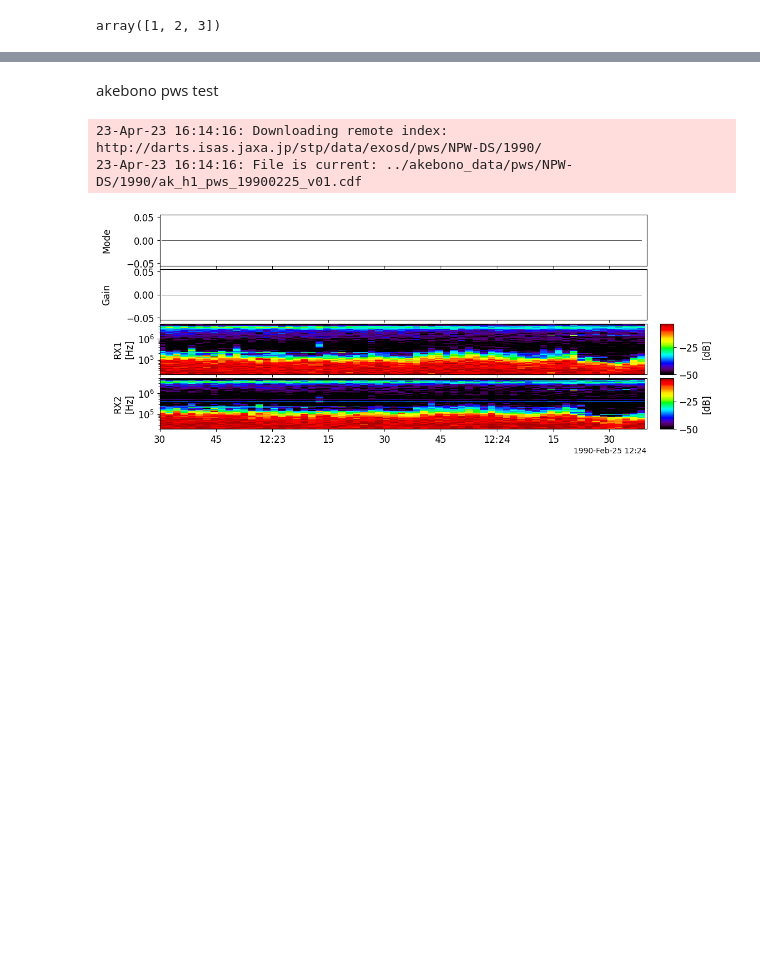
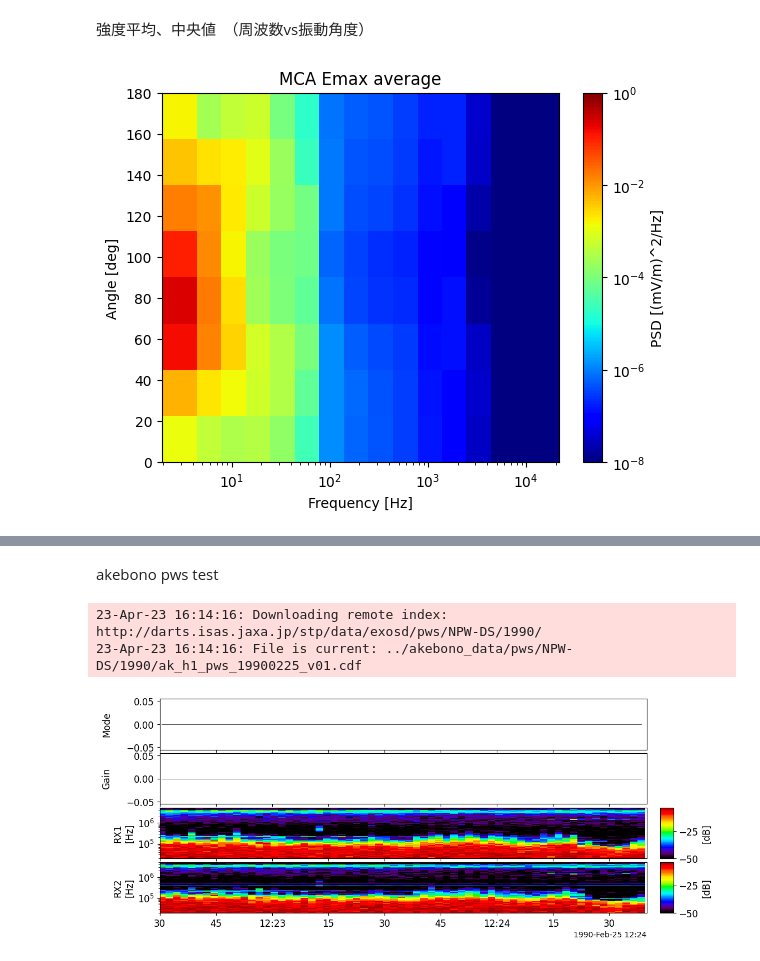
Before and after one commit to shuji-onosawa/akebono_analysis, a Jupyter notebook: src/Akebono_analysis.ipynb, the cells around one changed output, grey strips where cells are left out. Cells and saved outputs as stored; diff of their text form; code cells hidden in the pictures; blank space fills up the shorter version.

```diff
--- a/src/Akebono_analysis.ipynb
+++ b/src/Akebono_analysis.ipynb
@@ -133,9 +31,38 @@ Attributes:
-# %%
-import numpy as np
-
-a = np.array([1, 2, 3])
-b = np.array([3, 4, 5])
-dictonary = {'x': a, 'b': b}
-dictonary.pop('x')
-# %% [output]
-array([1, 2, 3])
+# %% [markdown]
+強度平均、中央値　（周波数vs振動角度）
+# %%
+from calc_pwr_matrix_angle_vs_freq import calc_pwr_matrix_angle_vs_freq
+
+date = '1990-02-03'
+start_time = '22:55:00'
+end_time='22:57:00'
+intensity_e_matrix, intensity_m_martrix, medi_e, medi_m = calc_pwr_matrix_angle_vs_freq(date=date,
+                                                                        start_time=start_time,
+                                                                        end_time=end_time)
+# %%
+from matplotlib.colors import LogNorm
+import matplotlib.pyplot as plt
+import numpy as np
+# 作成した角度ごとのMCAのデータ(8*16の配列)をプロットする
+freq = np.array([3.16, 5.62, 10, 17.6,
+                 31.6, 56.2, 100, 176,
+                 316, 562, 1000, 1760,
+                 3160, 5620, 10000, 17600])
+
+angle = np.array([11.25, 33.75, 56.25, 78.75, 101.25, 123.75, 146.25, 168.75])
+
+fig, ax = plt.subplots()
+im = ax.pcolormesh(freq, angle, intensity_e_matrix, cmap='jet', norm=LogNorm(vmin=1e-8, vmax=1))
+# カラーバーの追加
+cbar = plt.colorbar(im)
+cbar.ax.set_ylabel('PSD [(mV/m)^2/Hz]')
+# カラーバーの値の範囲の設定
+
+ax.set_xscale('log')
+ax.set_xlabel('Frequency [Hz]')
+ax.set_ylabel('Angle [deg]')
+ax.set_title('MCA Emax average')
+plt.savefig('../plots/freq_angle_pwr_plot/'+date+'_'+start_time.replace(':', '')+'_'+end_time.replace(':','')+'_Emax_average.png')
+plt.show()
+# %% [output]
+[figure, added]
```
Also changed, not shown: parts of 20 cells of this notebook, 4 other files.
